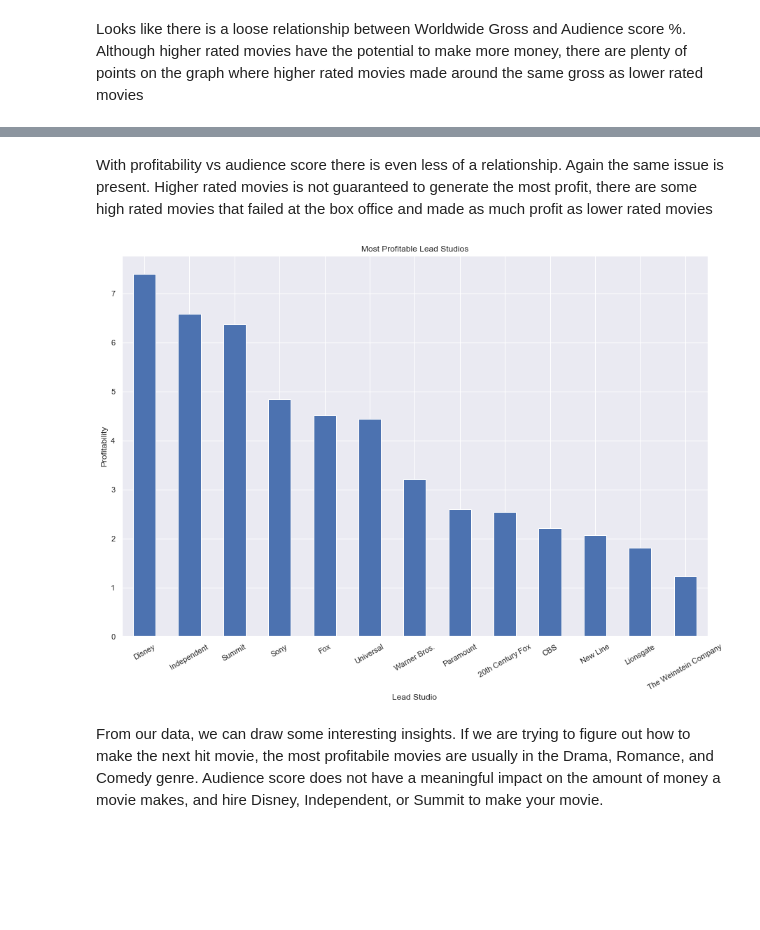
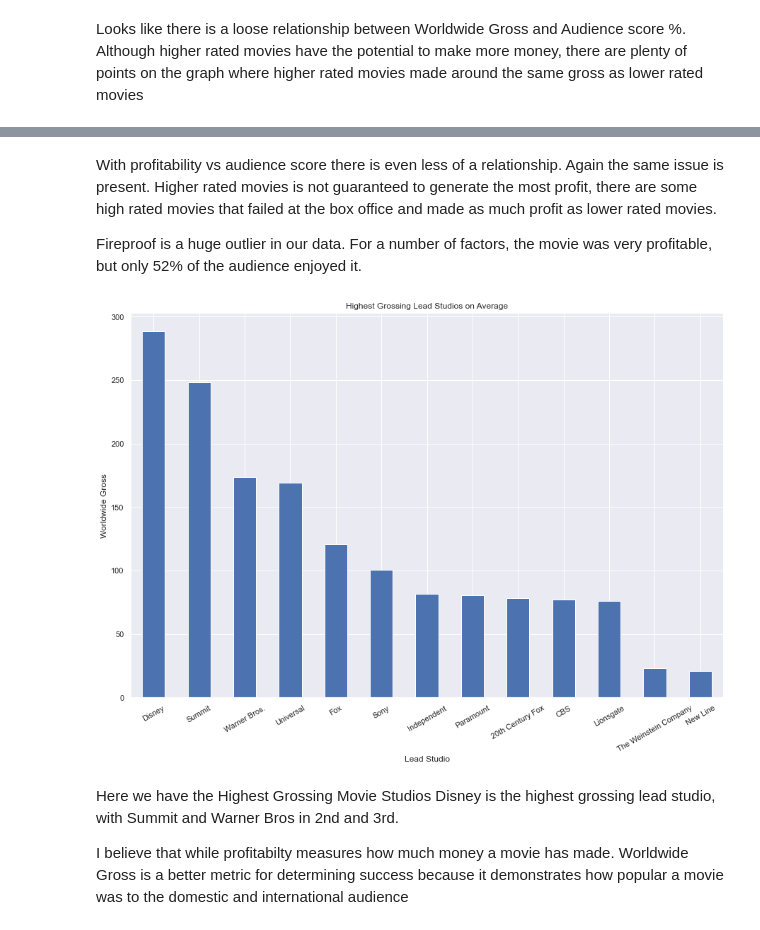
Before and after one commit to kenneykwan/Springboard, a Jupyter notebook: Storytelling Excercise/Holllywood's Most Profitable EDA.ipynb, the cells around one changed output, grey strips where cells are left out. Saved outputs shown, nothing was run; the diff lists cells and outputs as text; code cells hidden in the pictures; blank space fills up the shorter version.

```diff
--- a/Storytelling Excercise/Holllywood's Most Profitable EDA.ipynb
+++ b/Storytelling Excercise/Holllywood's Most Profitable EDA.ipynb
@@ -21,7 +23,7 @@ from plotly.subplots import make_subplots
 import plotly.figure_factory as ff
 # %%
 #load dataset
-movies = pd.read_csv('HollywoodsMostProfitableStories.csv')
+movies = pd.read_csv('HollywoodsMostProfitableStories.csv', index_col = 0)
 # %%
 #lets see how it looks
 movies.head()
@@ -145,6 +215,11 @@ This shows that Animation and Fantasy movies make alot of money, but also cost a
 # %%
 #Lets visualize Rotton Tomatoes % and Audience Score %
 
-sns.set(rc={'figure.figsize':(15,10)})
-sns.regplot(movies['Rotten Tomatoes %'],movies['Audience  score %'], ci = None)
+sns.set(rc={'figure.figsize':(20,20)})
+sns.scatterplot(x =movies['Rotten Tomatoes %'],y = movies['Audience  score %'], ci = None, hue = movies['Genre'])
+
+for line in range(0,movies.shape[0]):
+     plt.text(movies['Rotten Tomatoes %'][line]+0.1, movies['Audience  score %'][line], s = movies.index[line], horizontalalignment='left', size='medium', color='black')
+
+plt.show()
 # %% [output]
@@ -158,0 +231,8 @@ Pass the following variables as keyword args: x, y. From version 0.12, the only
+# %%
+sns.set(rc={'figure.figsize':(20,18)})
+sns.scatterplot(x=movies['Audience  score %'], y =movies['Worldwide Gross'], hue = movies['Genre'])
+
+for line in range(0,movies.shape[0]):
+     plt.text(movies['Audience  score %'][line]+0.2, movies['Worldwide Gross'][line], s = movies.index[line], horizontalalignment='left', size='large', color='black')
+
+plt.show()
@@ -167,13 +264,17 @@ Pass the following variables as keyword args: x, y. From version 0.12, the only
 # %% [markdown]
-With profitability vs audience score there is even less of a relationship. Again the same issue is present. Higher rated movies is not guaranteed to generate the most profit, there are some high rated movies that failed at the box office and made as much profit as lower rated movies
+With profitability vs audience score there is even less of a relationship. Again the same issue is present. Higher rated movies is not guaranteed to generate the most profit, there are some high rated movies that failed at the box office and made as much profit as lower rated movies.
+
+Fireproof is a huge outlier in our data. For a number of factors, the movie was very profitable, but only 52% of the audience enjoyed it.
 # %%
 #Last visualization - Lead Studio and Profitability
-movies.groupby('Lead Studio').mean()['Profitability'].sort_values(ascending = False).plot.bar(x = 'Lead Studio',y = 'Profitability', figsize = (15,10))
+movies.groupby('Lead Studio').mean()['Worldwide Gross'].sort_values(ascending = False).plot.bar(x = 'Lead Studio',y = 'Profitability', figsize = (15,10))
 plt.xticks(rotation=30)
-plt.ylabel('Profitability')
-plt.title('Most Profitable Lead Studios')
+plt.ylabel('Worldwide Gross')
+plt.title('Highest Grossing Lead Studios on Average')
 plt.show()
 # %% [output]
-[figure, old version]
+[figure, new version]
-# %% [markdown]
-From our data, we can draw some interesting insights. If we are trying to figure out how to make the next hit movie, the most profitabile movies are usually in the Drama, Romance, and Comedy genre. Audience score does not have a meaningful impact on the amount of money a movie makes, and hire Disney, Independent, or Summit to make your movie.
+# %% [markdown]
+Here we have the Highest Grossing Movie Studios Disney is the highest grossing lead studio, with Summit and Warner Bros in 2nd and 3rd.
+
+I believe that while profitabilty measures how much money a movie has made. Worldwide Gross is a better metric for determining success because it demonstrates how popular a movie was to the domestic and international audience
```
Also changed, not shown: parts of 30 cells of this notebook.
